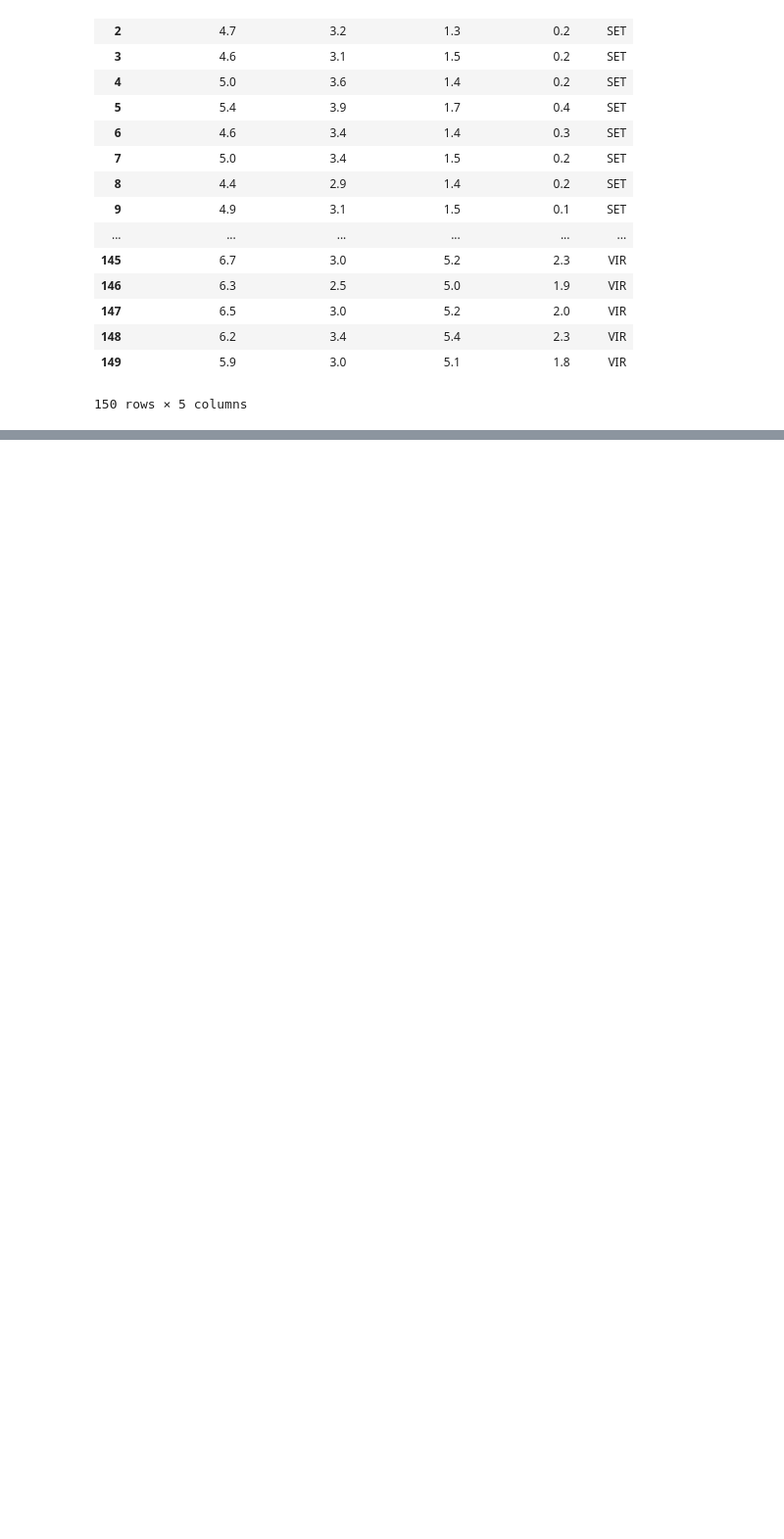
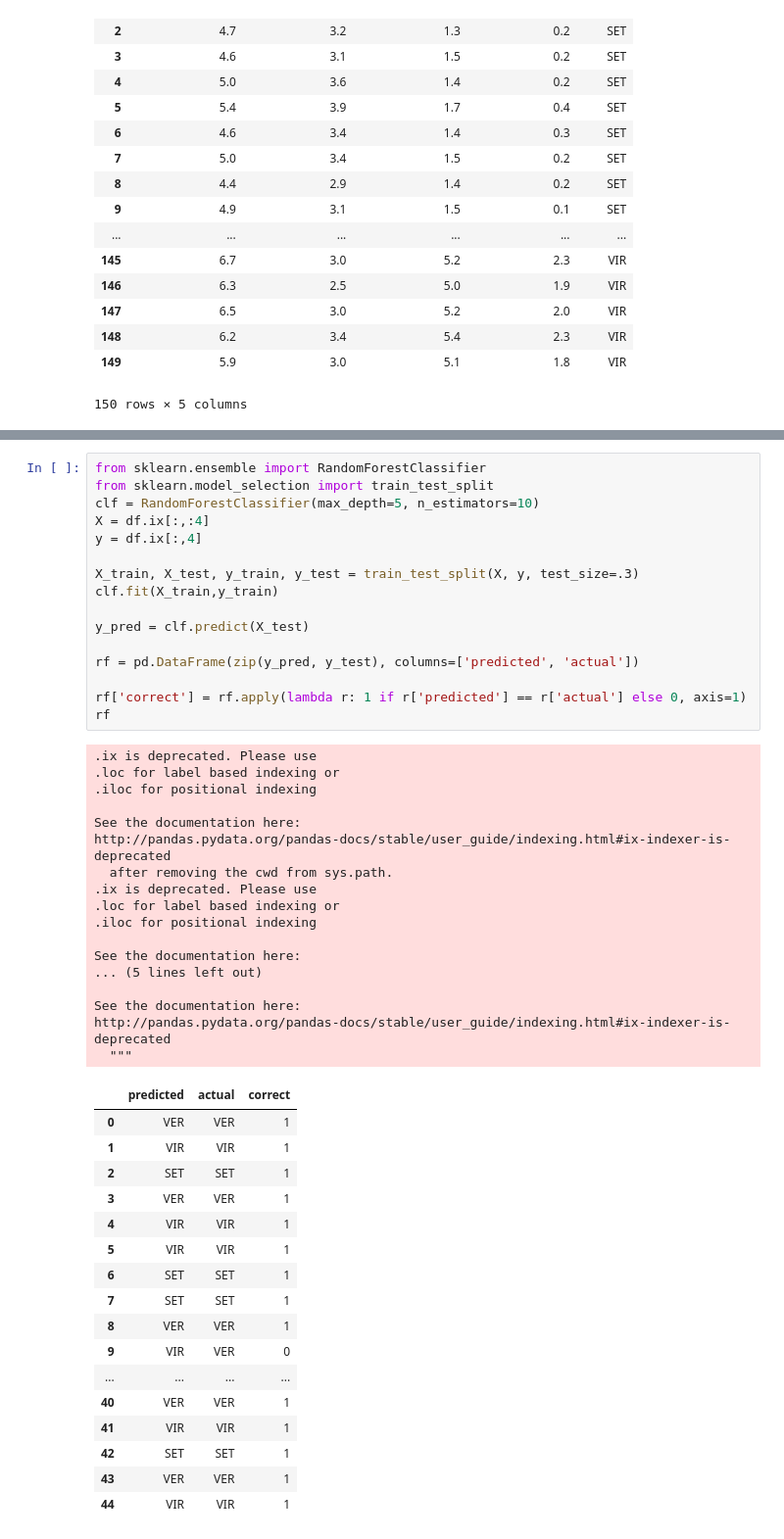
Before and after one commit to CyborgVillager/Python_Machine_Learning, a Jupyter notebook: python_machine_learning/py_chap1/ipnb_files/visualize.ipynb, the cells around one changed output, grey strips where cells are left out. Shown: that part at 98% size. Saved outputs shown, nothing was run; the diff lists cells and outputs as text; blank space fills up the shorter version.

```diff
--- a/python_machine_learning/py_chap1/ipnb_files/visualize.ipynb
+++ b/python_machine_learning/py_chap1/ipnb_files/visualize.ipynb
@@ -145,0 +247,51 @@ df
+# %%
+from sklearn.ensemble import RandomForestClassifier
+from sklearn.model_selection import train_test_split
+clf = RandomForestClassifier(max_depth=5, n_estimators=10)
+X = df.ix[:,:4]
+y = df.ix[:,4]
+
+X_train, X_test, y_train, y_test = train_test_split(X, y, test_size=.3)
+clf.fit(X_train,y_train)
+
+y_pred = clf.predict(X_test)
+
+rf = pd.DataFrame(zip(y_pred, y_test), columns=['predicted', 'actual'])
+
+rf['correct'] = rf.apply(lambda r: 1 if r['predicted'] == r['actual'] else 0, axis=1)
+rf
+# %% [output]
+.ix is deprecated. Please use
+.loc for label based indexing or
+.iloc for positional indexing
+
+See the documentation here:
+http://pandas.pydata.org/pandas-docs/stable/user_guide/indexing.html#ix-indexer-is-deprecated
+  after removing the cwd from sys.path.
+.ix is deprecated. Please use
+.loc for label based indexing or
+.iloc for positional indexing
+
+See the documentation here:
+... (5 lines left out)
+
+See the documentation here:
+http://pandas.pydata.org/pandas-docs/stable/user_guide/indexing.html#ix-indexer-is-deprecated
+  """
+|  | predicted | actual | correct |
+| 0 | VER | VER | 1 |
+| 1 | VIR | VIR | 1 |
+| 2 | SET | SET | 1 |
+| 3 | VER | VER | 1 |
+| 4 | VIR | VIR | 1 |
+| 5 | VIR | VIR | 1 |
+| 6 | SET | SET | 1 |
+| 7 | SET | SET | 1 |
+| 8 | VER | VER | 1 |
+| 9 | VIR | VER | 0 |
+| ... | ... | ... | ... |
+| 40 | VER | VER | 1 |
+| 41 | VIR | VIR | 1 |
+| 42 | SET | SET | 1 |
+| 43 | VER | VER | 1 |
+| 44 | VIR | VIR | 1 |
```
Also changed, not shown: parts of 10 cells of this notebook, 1 other file.
